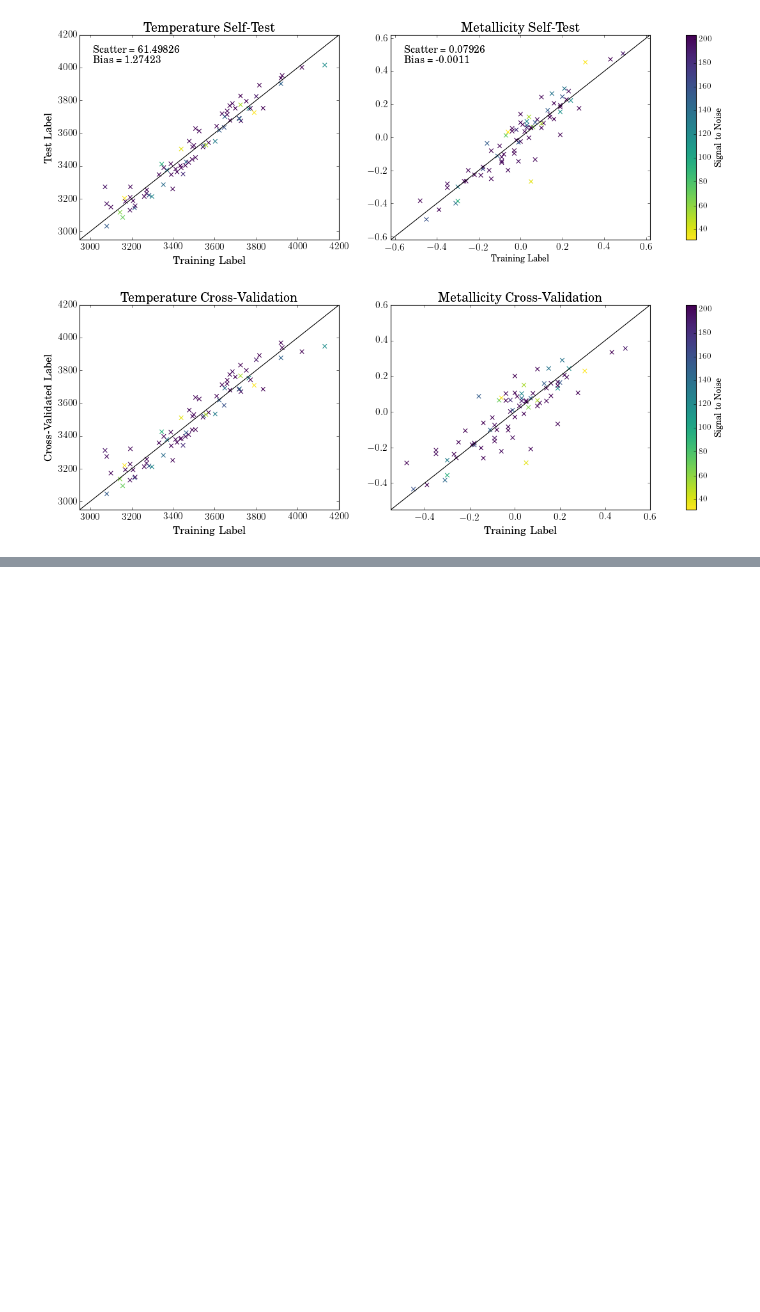
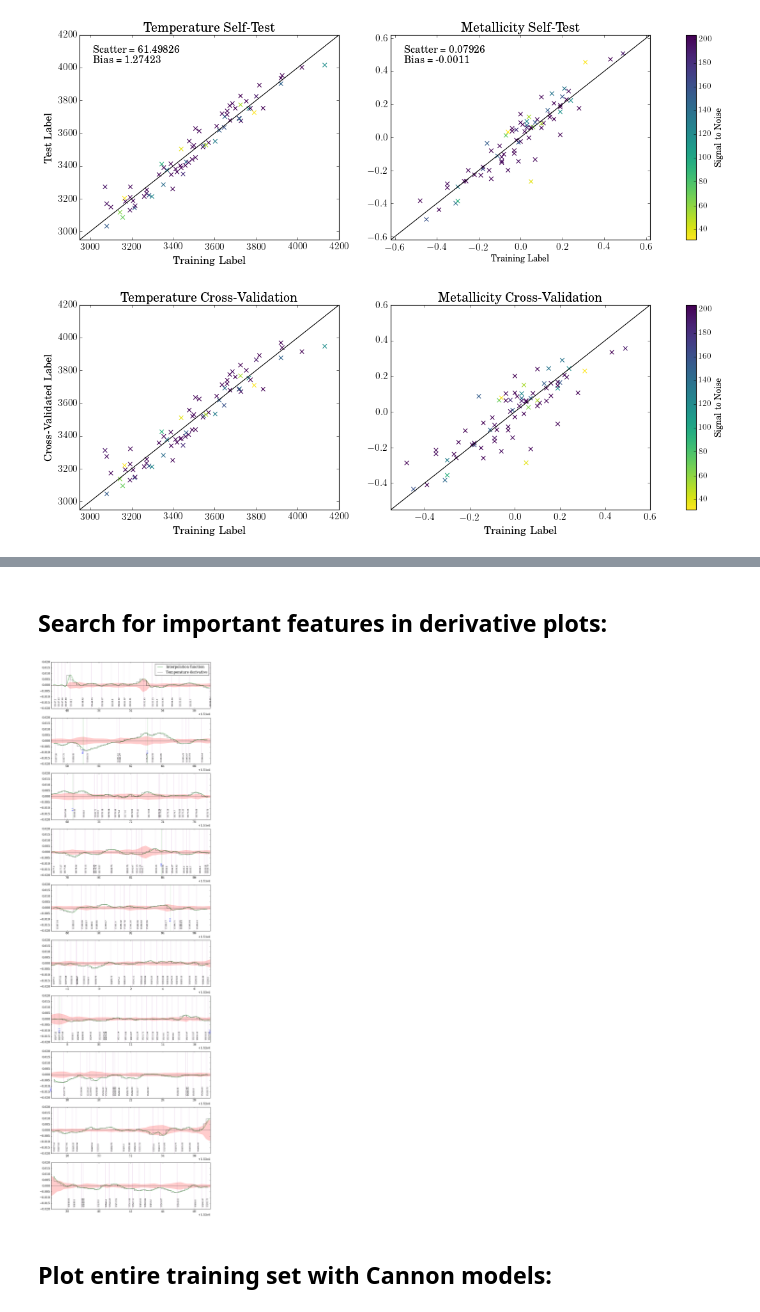
Before and after one commit to jbirky/Mdwarf_project, a Jupyter notebook: cannon_runs/bonus_run_cannon.ipynb, the cells around one changed output, grey strips where cells are left out. Drawn from its saved outputs; the diff is of its cells as text; code cells hidden in the pictures; blank space fills up the shorter version.

```diff
--- a/cannon_runs/bonus_run_cannon.ipynb
+++ b/cannon_runs/bonus_run_cannon.ipynb
@@ -289 +452,48 @@ plt.show()
+# %% [markdown]
+## Search for important features in derivative plots:
+# %%
+nspecs = 10
+fig, axs = plt.subplots(nspecs, 1, figsize=(12,4*nspecs), sharey=True)
+
+for i, ax in enumerate(fig.axes):
+    bnd = [15147+10*i, 15157+10*i]
+    rng = [np.where((ds.wl > bnd[0]) & (ds.wl < bnd[1]))[0]]
+
+    wave_rng = ds.wl[rng]
+    flux_rng = md.coeffs.T[k][rng]
+
+    #spline interpolation function
+    spl = UnivariateSpline(wave_rng, flux_rng, k=4, s=0)
+    xs = np.linspace(wave_rng[0], wave_rng[-1], 1000)
+    ax.plot(xs, spl(xs), color='g', label='Interpolation function')
+
+    for root in spl.derivative().roots():
+        ax.axvline(x=root, ymin=-1, ymax=1, linewidth=.3, color='purple', alpha=.6)
+        ax.text(root, -.018, str(round(root,2)), rotation=90, fontsize=8, ha='left', va='bottom')
+
+    ax.step(wave_rng, flux_rng, color='k', alpha=.8, linewidth=.7, label='Temperature derivative')
+    ax.fill_between(ds.wl, -jack_err_fe_h, jack_err_fe_h, alpha=.2, color='r')
+    ax.axhline(y=0, color='k', alpha=.5)
+
+    for lines in line_names:
+        for feature in line_list[lines]:
+
+            # determine position of the line and label based on pixel of the spectrum
+            xpos = min(wave, key=lambda x:abs(x - feature))
+            index = list(wave).index(xpos)
+            ypos = flux[index]
+
+            if (feature >= bnd[0]) & (feature <= bnd[1]):
+                ax.axvline(x=feature, ymin=-1, ymax=1, linewidth=.3, color='g')
+                ax.text(feature, -.01+np.random.uniform(-.002,.002), lines, rotation=90, ha='center', color='b', fontsize=8)
+
+    ax.set_xlim(bnd)
+
+axs[0].legend(loc='upper right')
+plt.ylim(-.02,.02)
+plt.close()
+# %% [output]
+[figure, added]
+# %% [markdown]
+## Plot entire training set with Cannon models:
 # %%
```
Also changed, not shown: parts of 11 cells of this notebook.
